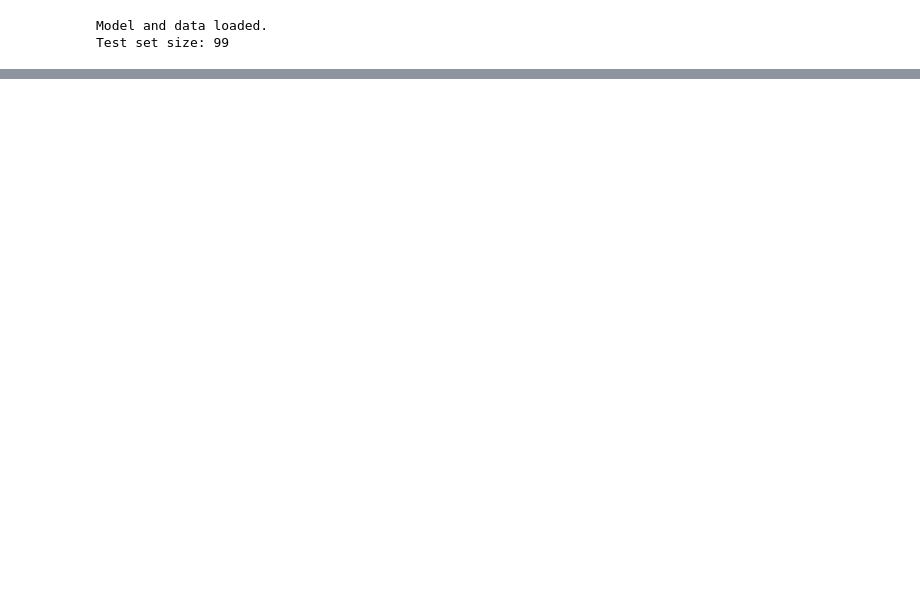
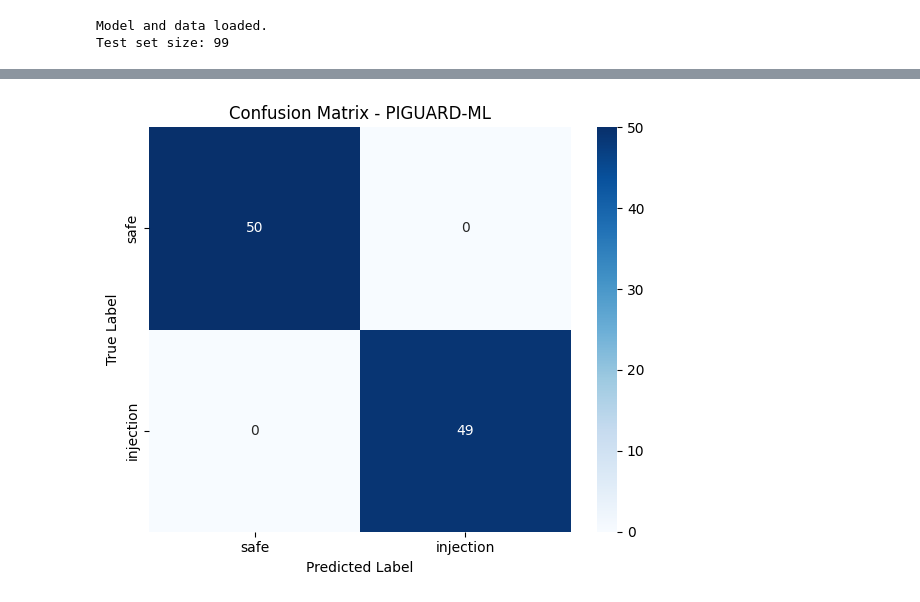
Before and after one commit to meryemuygurer/piguard-ml, a Jupyter notebook: notebooks/03_results.ipynb, the cells around one changed output, grey strips where cells are left out. Drawn from its saved outputs; the diff is of its cells as text; code cells hidden in the pictures; blank space fills up the shorter version.

```diff
--- a/notebooks/03_results.ipynb
+++ b/notebooks/03_results.ipynb
@@ -22,3 +22,30 @@ print(f"Test set size: {len(test_df)}")
 # %% [output]
 Model and data loaded.
 Test set size: 99
+# %%
+# Run predictions on test set
+def tokenize(texts):
+    return tokenizer(
+        list(texts),
+        padding=True,
+        truncation=True,
+        max_length=128,
+        return_tensors='pt'
+    )
+
+test_encodings = tokenize(test_df['text'])
+test_labels = list(test_df['label_id'])
+
+all_preds = []
+all_probs = []
+
+with torch.no_grad():
+    input_ids = test_encodings['input_ids']
+    attention_mask = test_encodings['attention_mask']
+    outputs = model(input_ids=input_ids, attention_mask=attention_mask)
+    probs = torch.softmax(outputs.logits, dim=1)
+    preds = torch.argmax(probs, dim=1)
+    all_preds = preds.numpy()
+    all_probs = probs.numpy()
+
+print(classification_report(test_labels, all_preds, target_names=['safe', 'injection']))
@@ -24,0 +61,16 @@ Test set size: 99
+# %%
+# Confusion matrix
+cm = confusion_matrix(test_labels, all_preds)
+
+plt.figure(figsize=(6, 5))
+sns.heatmap(cm, annot=True, fmt='d', cmap='Blues',
+            xticklabels=['safe', 'injection'],
+            yticklabels=['safe', 'injection'])
+plt.title('Confusion Matrix - PIGUARD-ML')
+plt.ylabel('True Label')
+plt.xlabel('Predicted Label')
+plt.tight_layout()
+plt.savefig('../data/confusion_matrix.png')
+plt.show()
+# %% [output]
+[figure, added]
```
Also changed, not shown: parts of 3 cells of this notebook.
